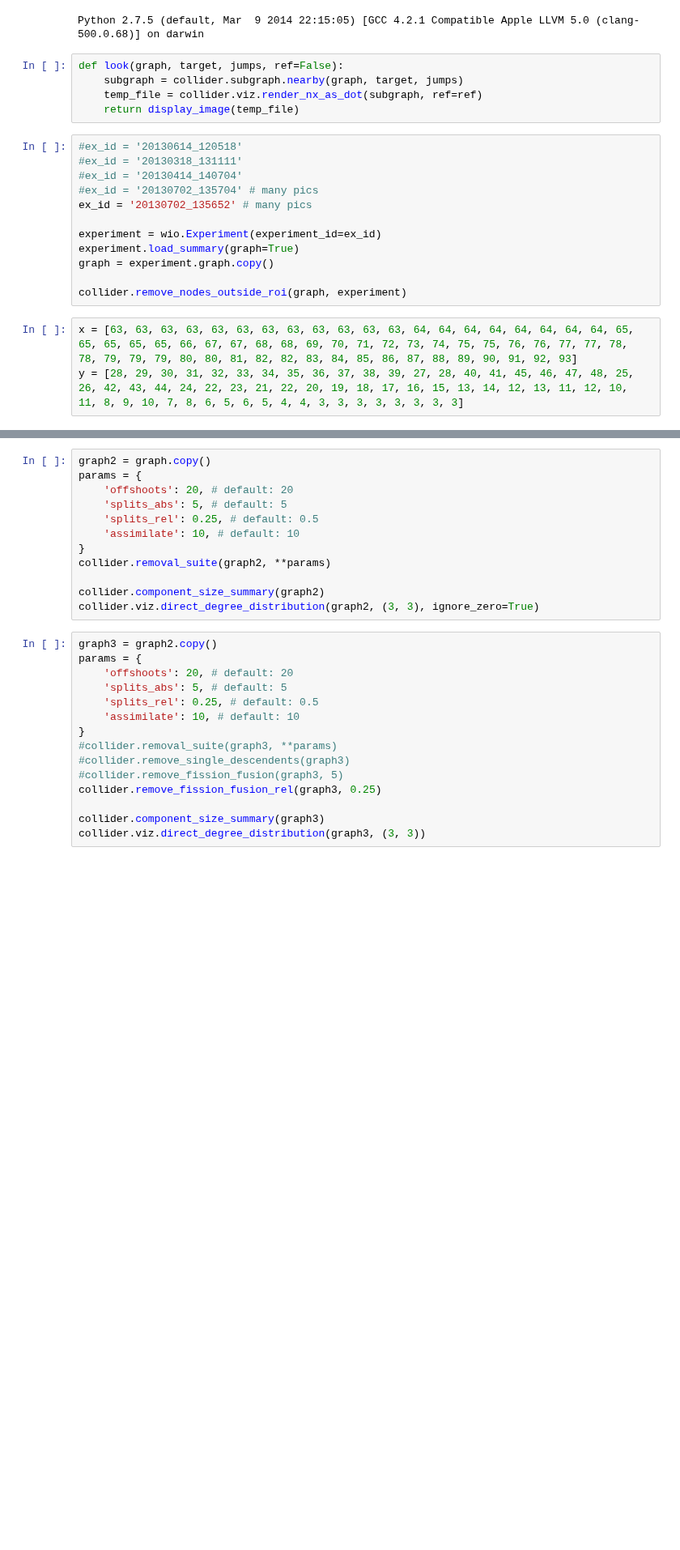
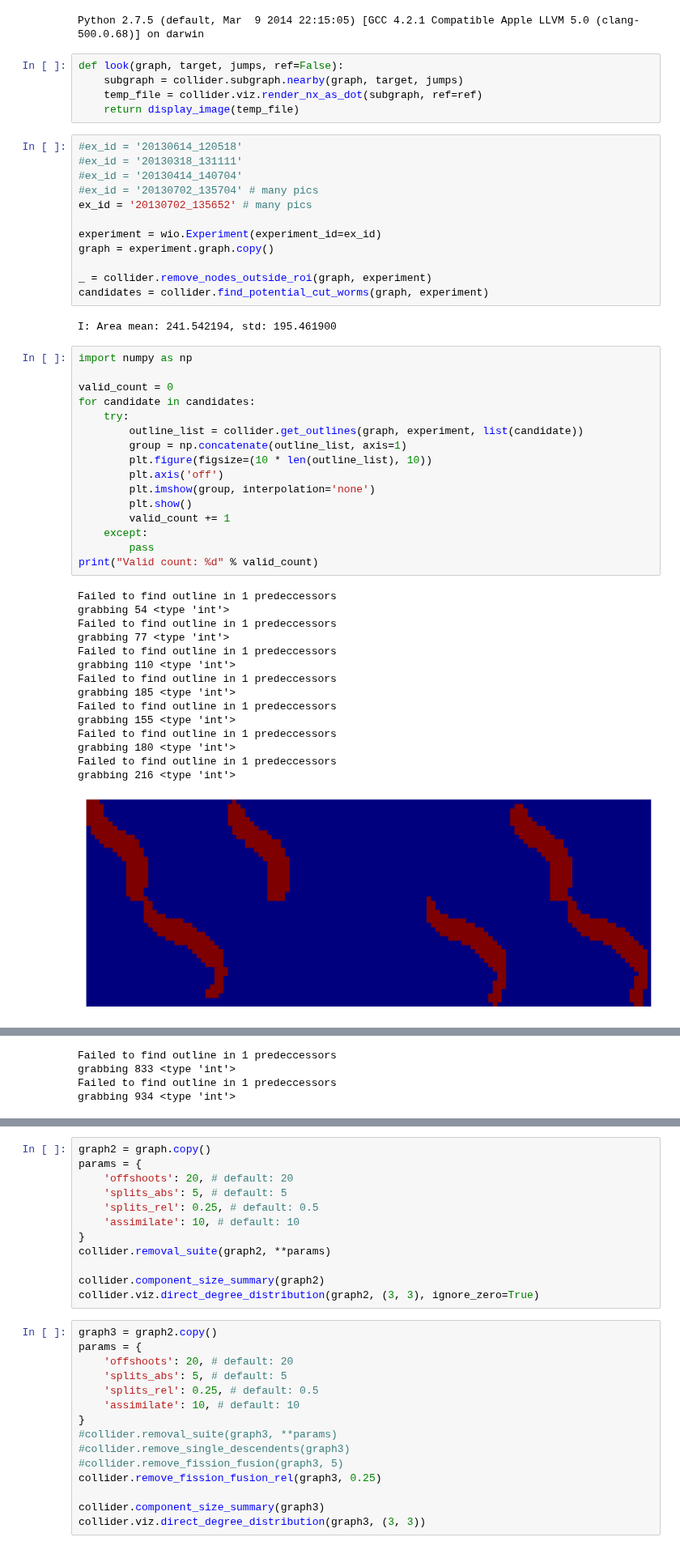
Before and after one commit to amarallab/waldo, a Jupyter notebook: workbooks/collision_heltena.ipynb, the cells around one changed output, grey strips where cells are left out. Shown at 81% size. Drawn from its saved outputs; the diff is of its cells as text; blank space fills up the shorter version.

```diff
--- a/workbooks/collision_heltena.ipynb
+++ b/workbooks/collision_heltena.ipynb
@@ -41,10 +41,41 @@ def look(graph, target, jumps, ref=False):
 ex_id = '20130702_135652' # many pics
 
 experiment = wio.Experiment(experiment_id=ex_id)
-experiment.load_summary(graph=True)
 graph = experiment.graph.copy()
 
-collider.remove_nodes_outside_roi(graph, experiment)
+_ = collider.remove_nodes_outside_roi(graph, experiment)
+candidates = collider.find_potential_cut_worms(graph, experiment)
+# %% [output]
+I: Area mean: 241.542194, std: 195.461900
-# %%
-x = [63, 63, 63, 63, 63, 63, 63, 63, 63, 63, 63, 63, 64, 64, 64, 64, 64, 64, 64, 64, 65, 65, 65, 65, 65, 66, 67, 67, 68, 68, 69, 70, 71, 72, 73, 74, 75, 75, 76, 76, 77, 77, 78, 78, 79, 79, 79, 80, 80, 81, 82, 82, 83, 84, 85, 86, 87, 88, 89, 90, 91, 92, 93]
-y = [28, 29, 30, 31, 32, 33, 34, 35, 36, 37, 38, 39, 27, 28, 40, 41, 45, 46, 47, 48, 25, 26, 42, 43, 44, 24, 22, 23, 21, 22, 20, 19, 18, 17, 16, 15, 13, 14, 12, 13, 11, 12, 10, 11, 8, 9, 10, 7, 8, 6, 5, 6, 5, 4, 4, 3, 3, 3, 3, 3, 3, 3, 3]
+# %%
+import numpy as np
+
+valid_count = 0
+for candidate in candidates:
+    try:
+        outline_list = collider.get_outlines(graph, experiment, list(candidate))
+        group = np.concatenate(outline_list, axis=1)
+        plt.figure(figsize=(10 * len(outline_list), 10))
+        plt.axis('off')
+        plt.imshow(group, interpolation='none')
+        plt.show()
+        valid_count += 1
+    except:
+        pass
+print("Valid count: %d" % valid_count)
+# %% [output]
+Failed to find outline in 1 predeccessors
+grabbing 54 <type 'int'>
+Failed to find outline in 1 predeccessors
+grabbing 77 <type 'int'>
+Failed to find outline in 1 predeccessors
+grabbing 110 <type 'int'>
+Failed to find outline in 1 predeccessors
+grabbing 185 <type 'int'>
+Failed to find outline in 1 predeccessors
+grabbing 155 <type 'int'>
+Failed to find outline in 1 predeccessors
+grabbing 180 <type 'int'>
+Failed to find outline in 1 predeccessors
+grabbing 216 <type 'int'>
+[figure, added]
@@ -50,0 +103,4 @@ y = [28, 29, 30, 31, 32, 33, 34, 35, 36, 37, 38, 39, 27, 28, 40, 41, 45, 46, 47,
+Failed to find outline in 1 predeccessors
+grabbing 833 <type 'int'>
+Failed to find outline in 1 predeccessors
+grabbing 934 <type 'int'>
```
Also changed, not shown: parts of 2 cells of this notebook, 29 other files.
